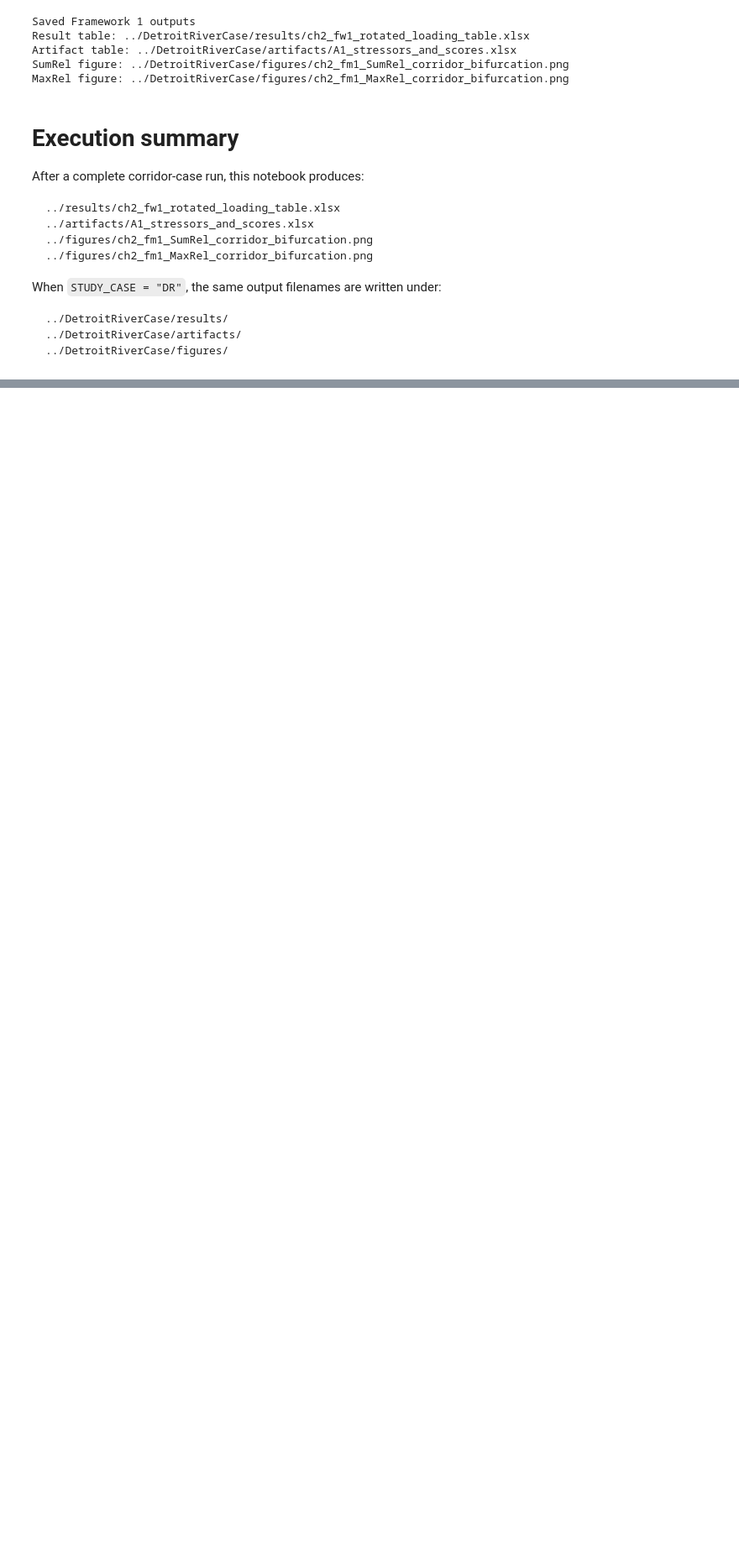
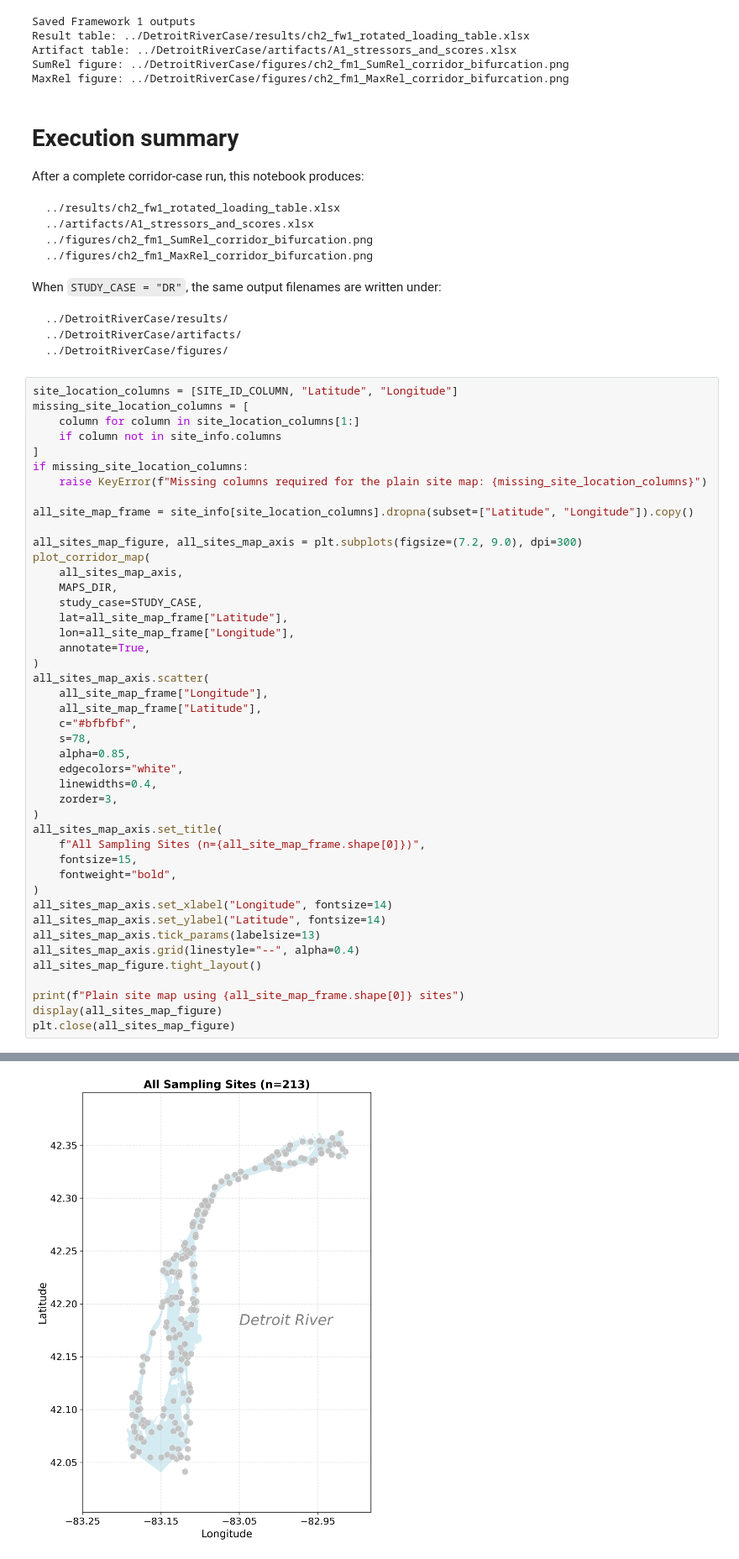
Before and after one commit to Gufeng-2002/thesisproject-codebase, a Jupyter notebook: codespace/notebooks/ch2_framework1.ipynb, the cells around one changed output, grey strips where cells are left out. Shown at 84% size. Drawn from its saved outputs; the diff is of its cells as text; blank space fills up the shorter version.

````diff
--- a/codespace/notebooks/ch2_framework1.ipynb
+++ b/codespace/notebooks/ch2_framework1.ipynb
@@ -681,3 +681,48 @@ When `STUDY_CASE = "DR"`, the same output filenames are written under:
 ../DetroitRiverCase/artifacts/
 ../DetroitRiverCase/figures/
 ```
+# %%
+site_location_columns = [SITE_ID_COLUMN, "Latitude", "Longitude"]
+missing_site_location_columns = [
+    column for column in site_location_columns[1:]
+    if column not in site_info.columns
+]
+if missing_site_location_columns:
+    raise KeyError(f"Missing columns required for the plain site map: {missing_site_location_columns}")
+
+all_site_map_frame = site_info[site_location_columns].dropna(subset=["Latitude", "Longitude"]).copy()
+
+all_sites_map_figure, all_sites_map_axis = plt.subplots(figsize=(7.2, 9.0), dpi=300)
+plot_corridor_map(
+    all_sites_map_axis,
+    MAPS_DIR,
+    study_case=STUDY_CASE,
+    lat=all_site_map_frame["Latitude"],
+    lon=all_site_map_frame["Longitude"],
+    annotate=True,
+)
+all_sites_map_axis.scatter(
+    all_site_map_frame["Longitude"],
+    all_site_map_frame["Latitude"],
+    c="#bfbfbf",
+    s=78,
+    alpha=0.85,
+    edgecolors="white",
+    linewidths=0.4,
+    zorder=3,
+)
+all_sites_map_axis.set_title(
+    f"All Sampling Sites (n={all_site_map_frame.shape[0]})",
+    fontsize=15,
+    fontweight="bold",
+)
+all_sites_map_axis.set_xlabel("Longitude", fontsize=14)
+all_sites_map_axis.set_ylabel("Latitude", fontsize=14)
+all_sites_map_axis.tick_params(labelsize=13)
+all_sites_map_axis.grid(linestyle="--", alpha=0.4)
+all_sites_map_figure.tight_layout()
+
+print(f"Plain site map using {all_site_map_frame.shape[0]} sites")
+display(all_sites_map_figure)
+plt.close(all_sites_map_figure)
+# %% [output]
@@ -683,0 +730 @@ When `STUDY_CASE = "DR"`, the same output filenames are written under:
+[figure, added]
````
Also changed, not shown: parts of 1 cell of this notebook, 22 other files.
